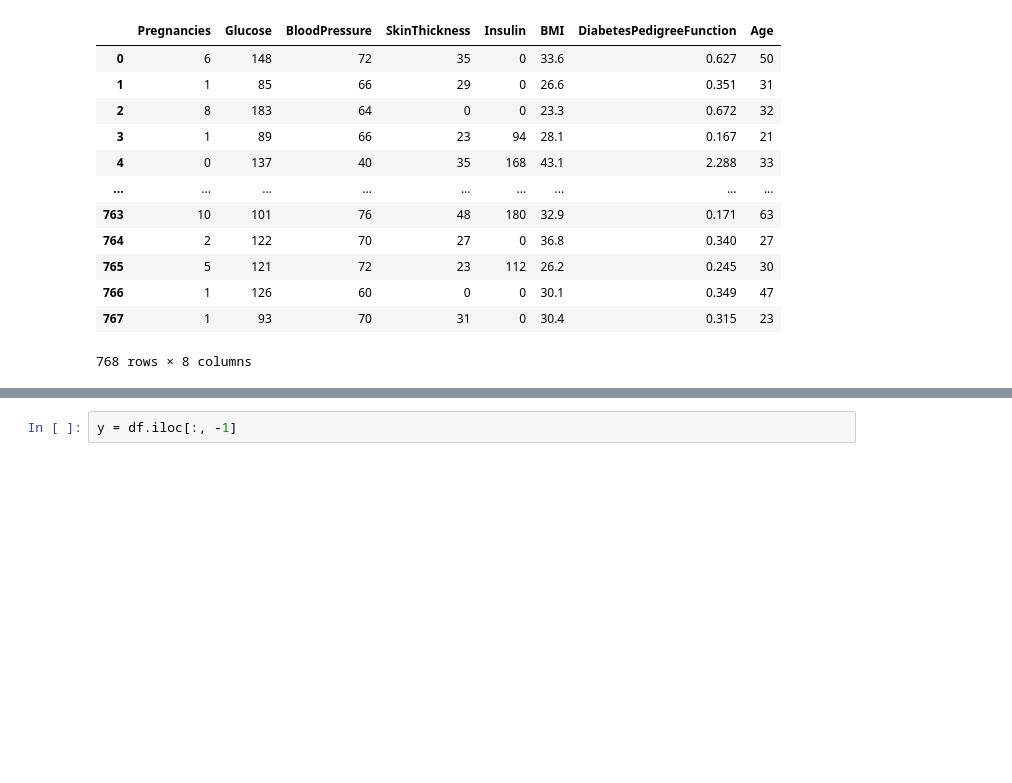
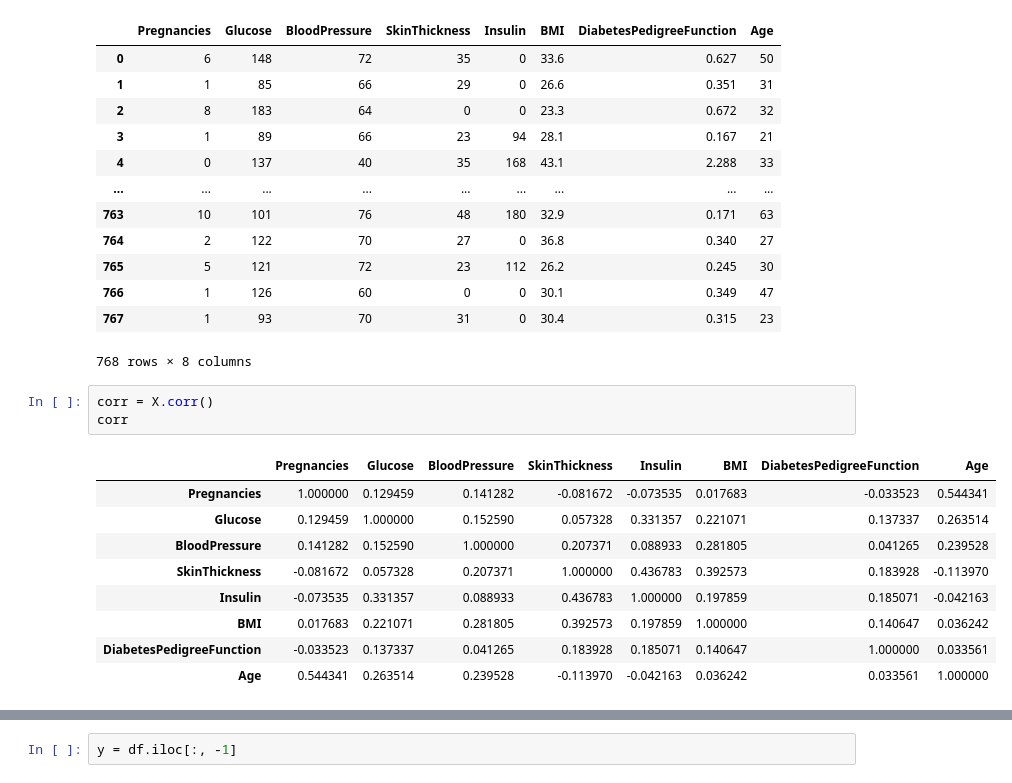
Before and after one commit to abidshafee/predictionModel, a Jupyter notebook: Diabetes_Prediction_Model.ipynb, the cells around one changed output, grey strips where cells are left out. Cells and saved outputs as stored; diff of their text form; blank space fills up the shorter version.

```diff
--- a/Diabetes_Prediction_Model.ipynb
+++ b/Diabetes_Prediction_Model.ipynb
@@ -102,3 +103,16 @@ X
 | 766 | 1 | 126 | 60 | 0 | 0 | 30.1 | 0.349 | 47 |
 | 767 | 1 | 93 | 70 | 31 | 0 | 30.4 | 0.315 | 23 |
 768 rows × 8 columns
+# %%
+corr = X.corr()
+corr
+# %% [output]
+|  | Pregnancies | Glucose | BloodPressure | SkinThickness | Insulin | BMI | DiabetesPedigreeFunction | Age |
+| Pregnancies | 1.000000 | 0.129459 | 0.141282 | -0.081672 | -0.073535 | 0.017683 | -0.033523 | 0.544341 |
+| Glucose | 0.129459 | 1.000000 | 0.152590 | 0.057328 | 0.331357 | 0.221071 | 0.137337 | 0.263514 |
+| BloodPressure | 0.141282 | 0.152590 | 1.000000 | 0.207371 | 0.088933 | 0.281805 | 0.041265 | 0.239528 |
+| SkinThickness | -0.081672 | 0.057328 | 0.207371 | 1.000000 | 0.436783 | 0.392573 | 0.183928 | -0.113970 |
+| Insulin | -0.073535 | 0.331357 | 0.088933 | 0.436783 | 1.000000 | 0.197859 | 0.185071 | -0.042163 |
+| BMI | 0.017683 | 0.221071 | 0.281805 | 0.392573 | 0.197859 | 1.000000 | 0.140647 | 0.036242 |
+| DiabetesPedigreeFunction | -0.033523 | 0.137337 | 0.041265 | 0.183928 | 0.185071 | 0.140647 | 1.000000 | 0.033561 |
+| Age | 0.544341 | 0.263514 | 0.239528 | -0.113970 | -0.042163 | 0.036242 | 0.033561 | 1.000000 |
```
Also changed, not shown: parts of 9 cells of this notebook, 3 other files.
